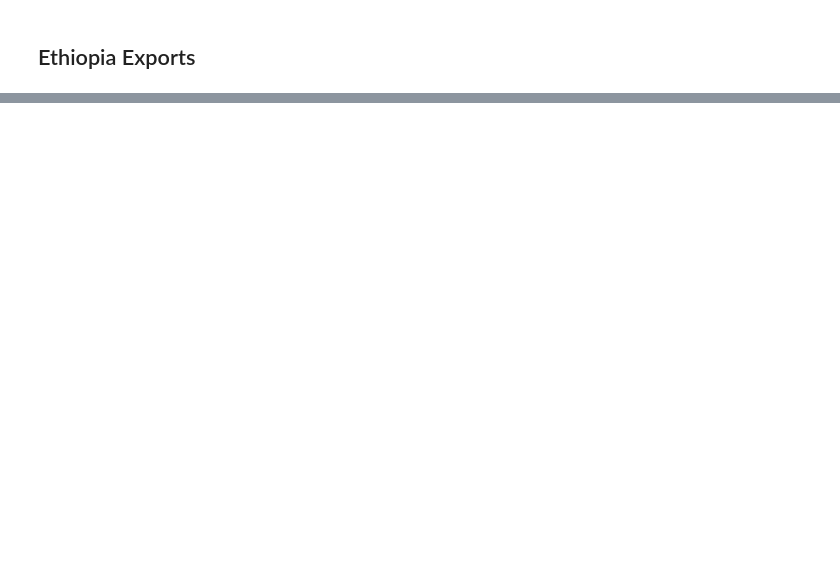
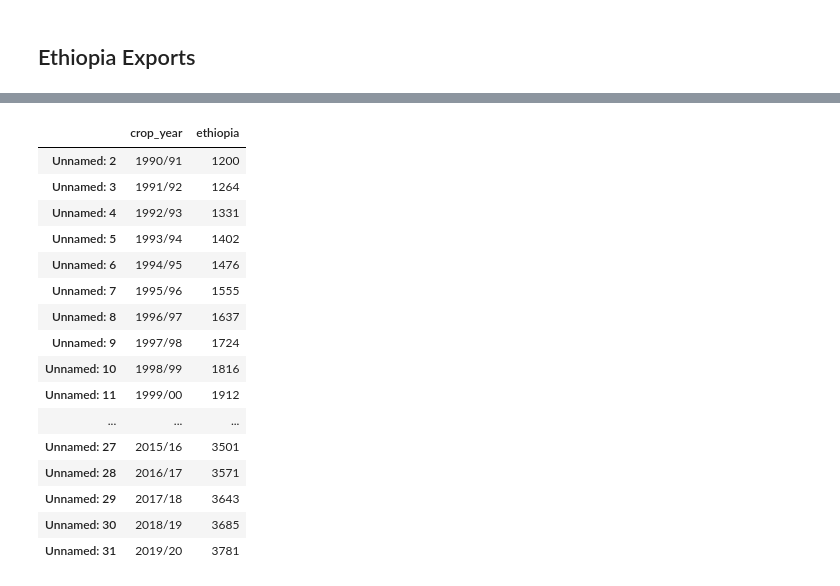
Before and after one commit to sanghyuns/Climate_Change_vs_Coffee_Production, a Jupyter notebook: Shawn.ipynb, the cells around one changed output, grey strips where cells are left out. Saved outputs shown, nothing was run; the diff lists cells and outputs as text; code cells hidden in the pictures; blank space fills up the shorter version.

```diff
--- a/Shawn.ipynb
+++ b/Shawn.ipynb
@@ -152,0 +123,2 @@ fao_eth_coffee
+# %%
+consumption = consumption.drop(consumption.index[:1])
@@ -152,0 +135,27 @@ fao_eth_coffee
+# %%
+consumption = consumption.drop(consumption.columns[:2], axis = 1)
+# %%
+consumption = consumption[['Crop year','Ethiopia']]
+# %%
+consumption.columns = [col.lower().strip().replace(' ','_')
+                         for col in consumption.columns]
+# %%
+consumption.head()
+# %% [output]
+|  | crop_year | ethiopia |
+| Unnamed: 2 | 1990/91 | 1200 |
+| Unnamed: 3 | 1991/92 | 1264 |
+| Unnamed: 4 | 1992/93 | 1331 |
+| Unnamed: 5 | 1993/94 | 1402 |
+| Unnamed: 6 | 1994/95 | 1476 |
+| Unnamed: 7 | 1995/96 | 1555 |
+| Unnamed: 8 | 1996/97 | 1637 |
+| Unnamed: 9 | 1997/98 | 1724 |
+| Unnamed: 10 | 1998/99 | 1816 |
+| Unnamed: 11 | 1999/00 | 1912 |
+| ... | ... | ... |
+| Unnamed: 27 | 2015/16 | 3501 |
+| Unnamed: 28 | 2016/17 | 3571 |
+| Unnamed: 29 | 2017/18 | 3643 |
+| Unnamed: 30 | 2018/19 | 3685 |
+| Unnamed: 31 | 2019/20 | 3781 |
```
Also changed, not shown: parts of 35 cells of this notebook, 1 other file.
